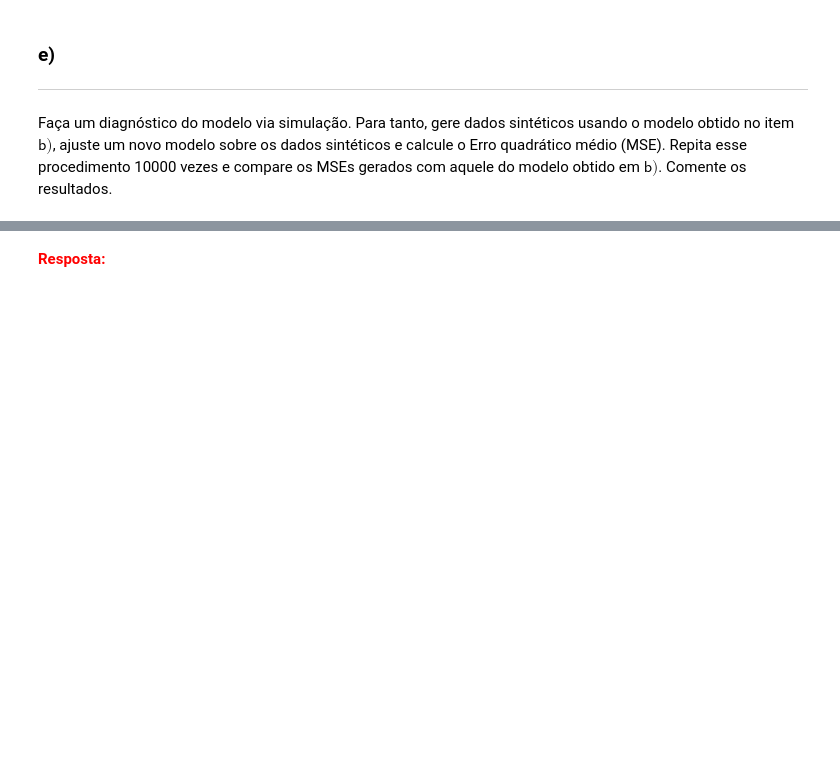
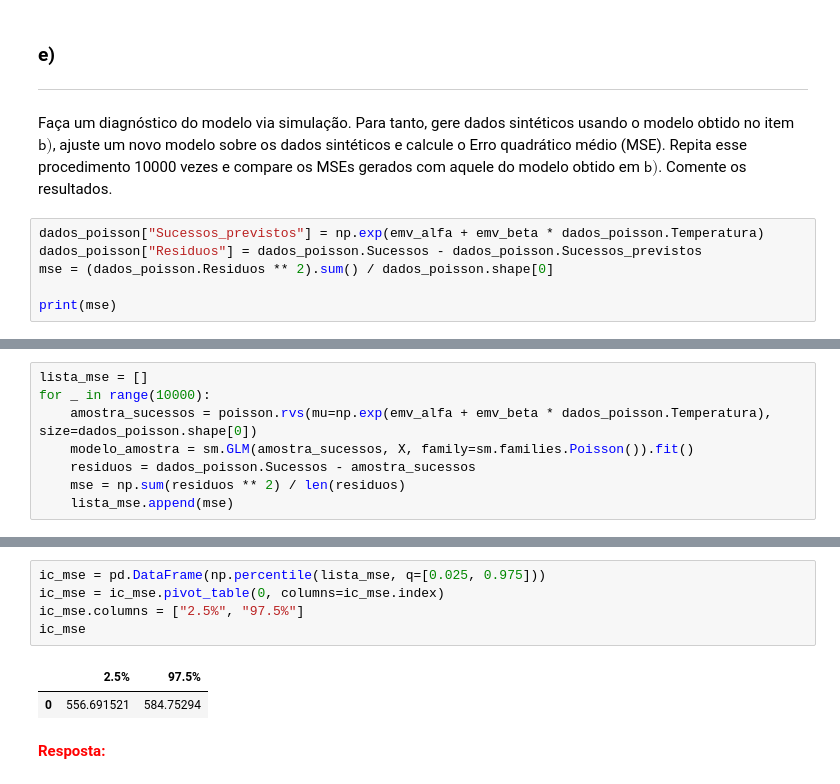
Before and after one commit to pauloceliojr/mcimd-listas, a Jupyter notebook: Lista 2/Lista_2.ipynb, the cells around one changed output, grey strips where cells are left out. Cells and saved outputs as stored; diff of their text form; blank space fills up the shorter version.

```diff
--- a/Lista 2/Lista_2.ipynb
+++ b/Lista 2/Lista_2.ipynb
@@ -259,3 +271,9 @@ max(lista_exp_beta)
 ___
 
 Faça um diagnóstico do modelo via simulação. Para tanto, gere dados sintéticos usando o modelo obtido no item $\textsf{b)}$, ajuste um novo modelo sobre os dados sintéticos e calcule o Erro quadrático médio (MSE). Repita esse procedimento 10000 vezes e compare os MSEs gerados com aquele do modelo obtido em $\textsf{b)}$. Comente os resultados.
+# %%
+dados_poisson["Sucessos_previstos"] = np.exp(emv_alfa + emv_beta * dados_poisson.Temperatura)
+dados_poisson["Residuos"] = dados_poisson.Sucessos - dados_poisson.Sucessos_previstos
+mse = (dados_poisson.Residuos ** 2).sum() / dados_poisson.shape[0]
+
+print(mse)
@@ -261,0 +282,8 @@ Faça um diagnóstico do modelo via simulação. Para tanto, gere dados sintéti
+# %%
+lista_mse = []
+for _ in range(10000):
+    amostra_sucessos = poisson.rvs(mu=np.exp(emv_alfa + emv_beta * dados_poisson.Temperatura), size=dados_poisson.shape[0])
+    modelo_amostra = sm.GLM(amostra_sucessos, X, family=sm.families.Poisson()).fit()
+    residuos = dados_poisson.Sucessos - amostra_sucessos
+    mse = np.sum(residuos ** 2) / len(residuos)
+    lista_mse.append(mse)
@@ -262,3 +313,11 @@ Faça um diagnóstico do modelo via simulação. Para tanto, gere dados sintéti
+# %%
+ic_mse = pd.DataFrame(np.percentile(lista_mse, q=[0.025, 0.975]))
+ic_mse = ic_mse.pivot_table(0, columns=ic_mse.index)
+ic_mse.columns = ["2.5%", "97.5%"]
+ic_mse
+# %% [output]
+|  | 2.5% | 97.5% |
+| 0 | 556.691521 | 584.75294 |
 # %% [markdown]
 <font color='red'>**Resposta:**</font>
 # %% [markdown]
```
Also changed, not shown: parts of 11 cells of this notebook.
